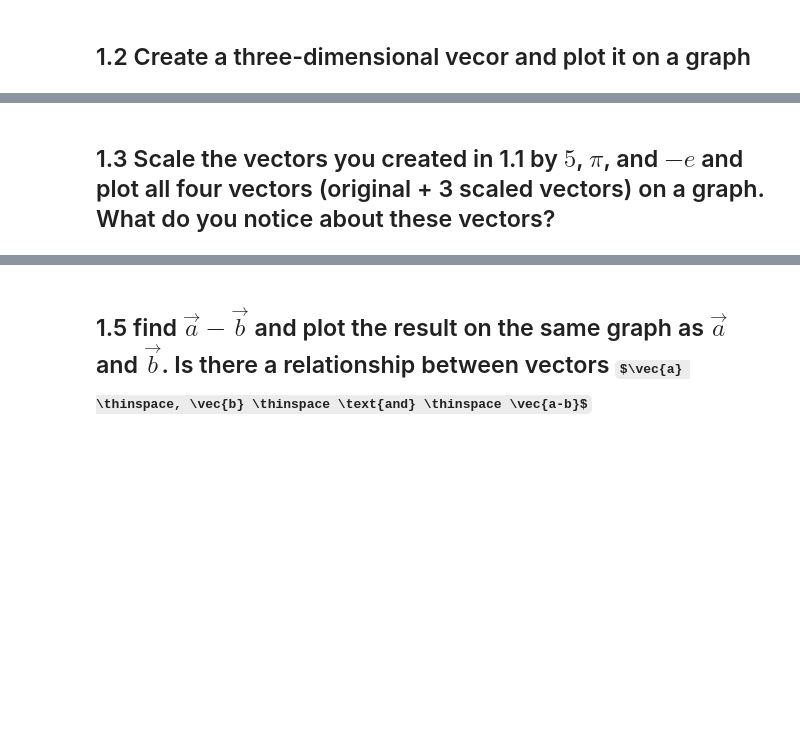
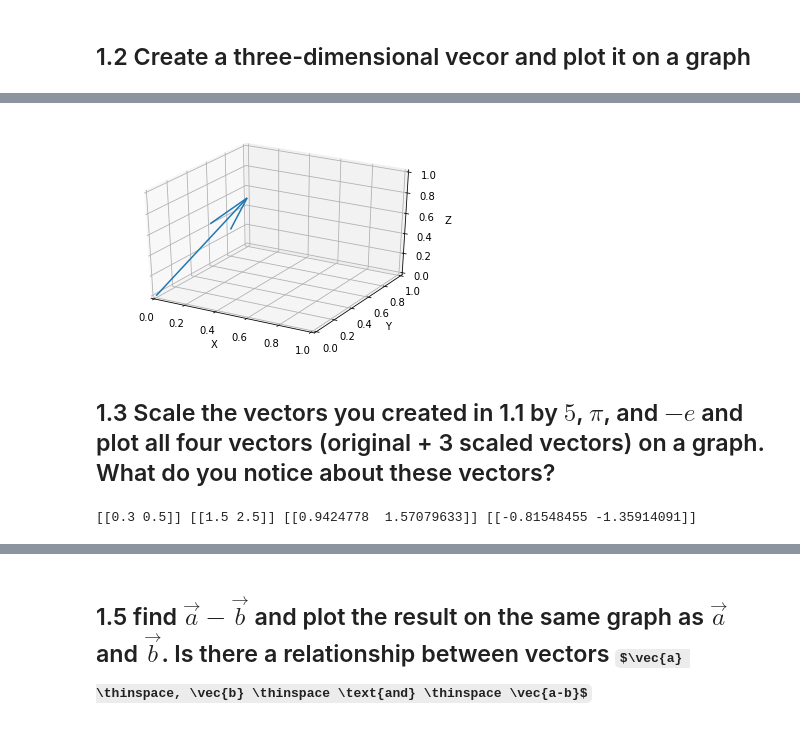
Before and after one commit to bloominstituteoftechnology/DS-Unit-1-Sprint-4-Linear-Algebra, a Jupyter notebook: Linear_Algebra_Assignment.ipynb, the cells around one changed output, grey strips where cells are left out. Cells and saved outputs as stored; diff of their text form; code cells hidden in the pictures; some formulas as TeX source; blank space fills up the shorter version.

```diff
--- a/Linear_Algebra_Assignment.ipynb
+++ b/Linear_Algebra_Assignment.ipynb
@@ -11,2 +37,29 @@ For the questions below it is not sufficient to simply provide answer to the que
+# %%
+from mpl_toolkits.mplot3d import Axes3D
+three_d = np.array([[0, 0, 0, .3, .5, .8]])
+
+#X, Y, Z, U, V, W = zip(*three_d)
+fig = plt.figure()
+ax = fig.add_subplot(111, projection='3d')
+ax.quiver(0, 0, 0, .3, .5, .8, length=1)
+ax.set_xlim([0, 1])
+ax.set_ylim([0, 1])
+ax.set_zlim([0, 1])
+ax.set_xlabel('X')
+ax.set_ylabel('Y')
+ax.set_zlabel('Z')
+plt.show()
+#[0],[0],[0],[.3],[.5],[.8]
+# %% [output]
+[figure, added]
 # %% [markdown]
 ## 1.3 Scale the vectors you created in 1.1 by $5$, $\pi$, and $-e$ and plot all four vectors (original + 3 scaled vectors) on a graph. What do you notice about these vectors?
+# %%
+import math
+a = np.array([[.3,.5]])
+five_fold = np.multiply(5, a)
+pie_times = np.multiply(math.pi, a)
+neg_e_times = np.multiply(-(math.e), a)
+print(a, five_fold, pie_times, neg_e_times)
+# %% [output]
+[[0.3 0.5]] [[1.5 2.5]] [[0.9424778  1.57079633]] [[-0.81548455 -1.35914091]]
```
Also changed, not shown: parts of 56 cells of this notebook.
